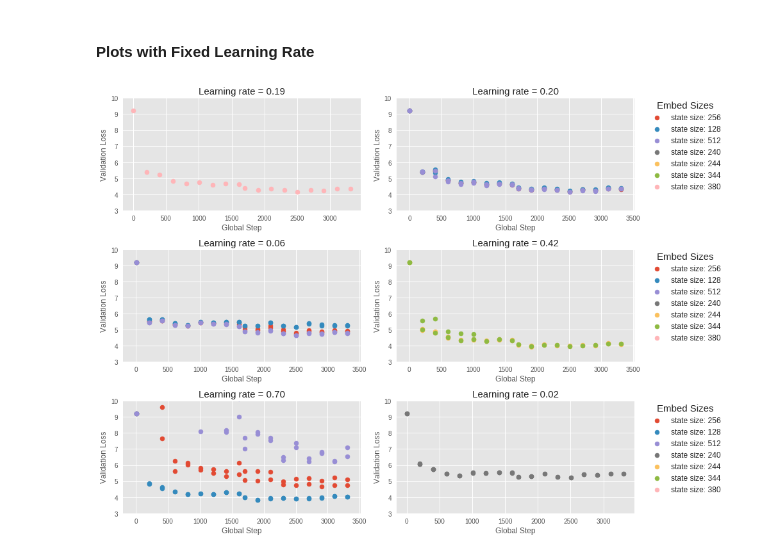
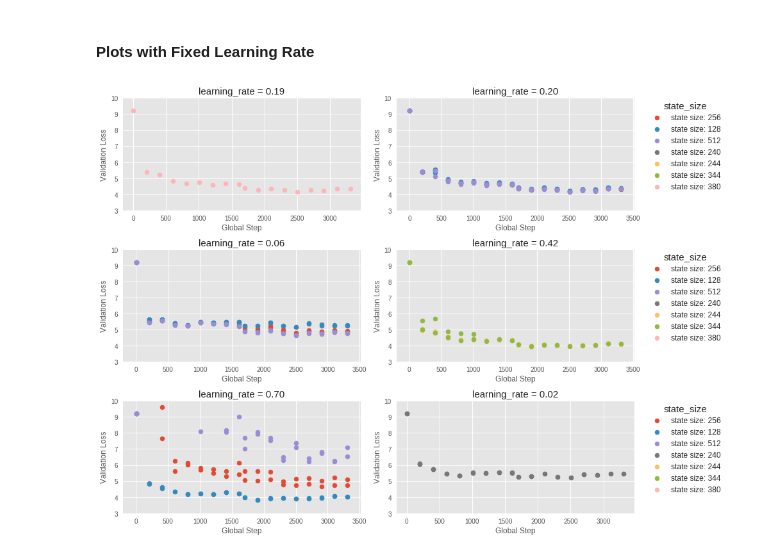
Before and after one commit to mckinziebrandon/DeepChatModels, a Jupyter notebook: notebooks/Analysis.ipynb, the cells around one changed output. Cells and saved outputs as stored; diff of their text form; code cells hidden in the pictures.

```diff
--- a/notebooks/Analysis.ipynb
+++ b/notebooks/Analysis.ipynb
@@ -141,28 +139,6 @@ plt.show()
 # %% [markdown]
 #### Plots with Fixed Learning Rate
-# %%
-df_max_lr = df[df['learning_rate']==0.7]
-df_max_lr_by_state_size = [(s, df_max_lr[df_max_lr['state_size']==s]) for s in state_sizes]
-
-fig = plt.figure(figsize=(12, 10))
-ctr = 1
-for lr, df_lr in df_by_lr:
-    df_by_state_size = [(s, df_lr[df_lr['state_size']==s]) for s in state_sizes]
-    ax=fig.add_subplot(3, 2, ctr)
-    for s, df_state in df_by_state_size:
-        ax.scatter(df_state['global_step'], df_state['loss'], label='state size: %d' % s)
-        ax.set_ylim([3., 10.])
-
-        plt.title('Learning rate = %.2f' % lr, fontsize=15)
-        ax.set_xlabel('Global Step', fontsize=12)
-        ax.set_ylabel('Validation Loss', fontsize=12)
-        if ctr in [2, 4, 6]:
-            leg = ax.legend(bbox_to_anchor=(1.05, 1), loc=2, borderaxespad=0.,
-                   title='Embed Sizes', prop={'size':12})
-            plt.setp(leg.get_title(),fontsize=15)
-    ctr += 1
-plt.tight_layout()
-plt.savefig('fix_lr_subs.pdf', bbox_extra_artists=(leg,), bbox_inches='tight')
-plt.show()
-# %% [output]
-[figure, removed]
+# %%
+inception_split(df, "learning_rate", learning_rates, "state_size", state_sizes)
+# %% [output]
+[figure, added]
```
Also changed, not shown: parts of 15 cells of this notebook, 5 other files.
